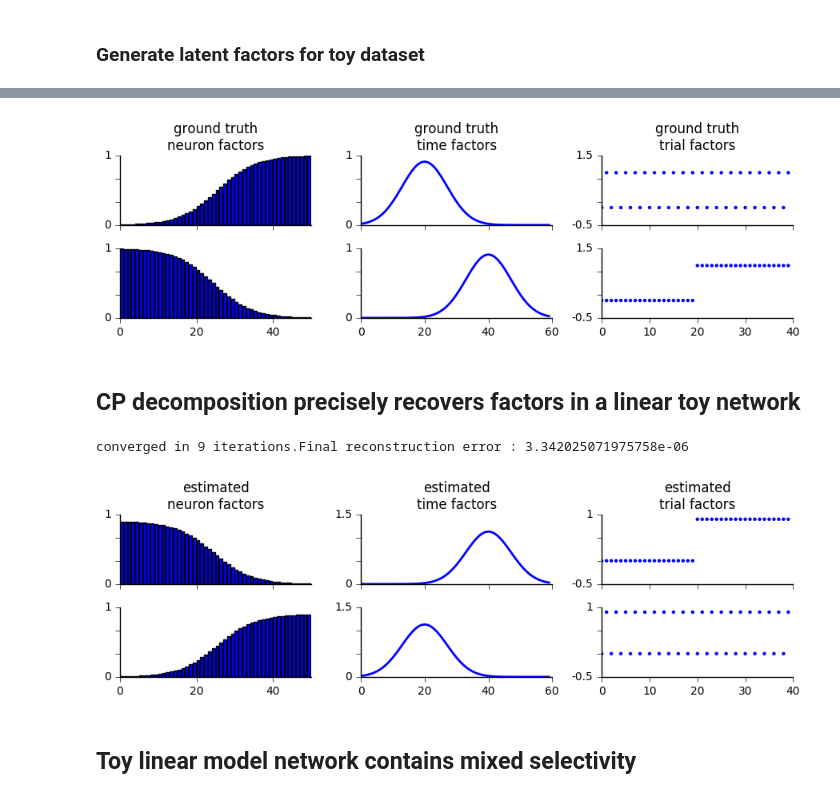
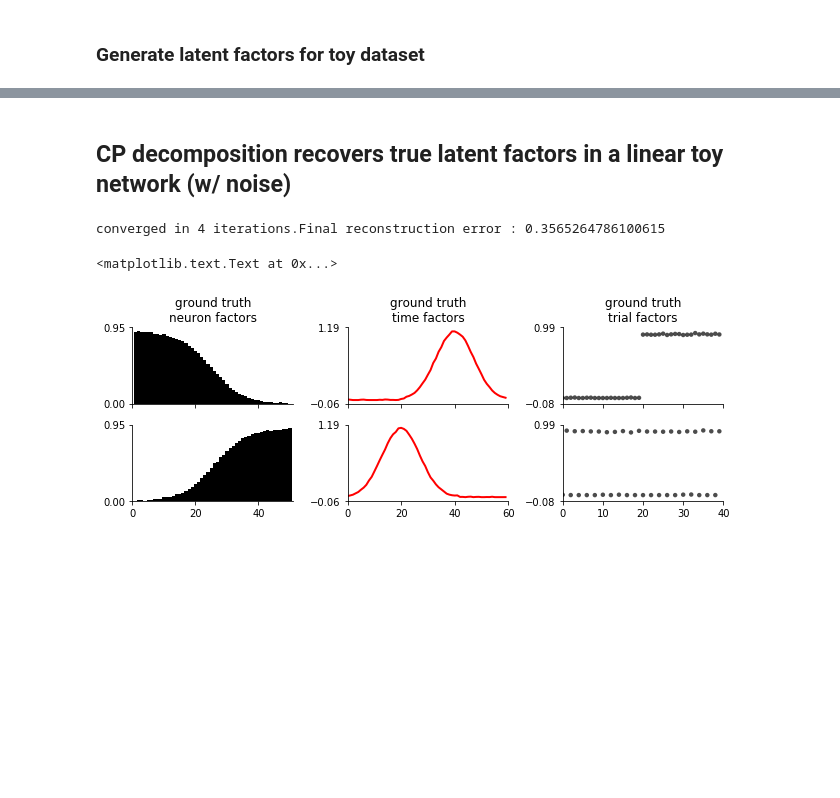
Before and after one commit to neurostatslab/tensortools, a Jupyter notebook: examples/neuro-demo.ipynb, the cells around one changed output, grey strips where cells are left out. Saved outputs shown, nothing was run; the diff lists cells and outputs as text; code cells hidden in the pictures; blank space fills up the shorter version.

```diff
--- a/examples/neuro-demo.ipynb
+++ b/examples/neuro-demo.ipynb
@@ -53,24 +82,27 @@ C = np.array(([k%2 for k in range(K)], [int(k>=K/2) for k in range(K)])).T
+# %% [markdown]
+## CP decomposition recovers true latent factors in a linear toy network (w/ noise)
+# %%
+# generate the toy dataset from latent factors
+data = np.einsum('ir,jr,kr->ijk', A, B, C)
+
+# add some noise
+data += .1 * np.random.randn(N, T, K)
+
+# start from randomized initial factors and optimize the CP decomposition
+model, info = tt.cp_als(data, R, nonneg=True, tol=1e-5)
+estimate = np.einsum('ir,jr,kr->ijk', *model)
+print('Final reconstruction error : {}'.format(info['err_hist'][-1]))
+# %% [output]
+converged in 4 iterations.Final reconstruction error : 0.3565264786100615
 # %%
-tt.plot_factors([A, B, C], plots=['bar', 'line', 'scatter'], figsize=(9,3),
-                titles=['ground truth\nneuron factors', 'ground truth\ntime factors', 'ground truth\ntrial factors']);
+# make plots
+kw = dict(figsize=(9,3), bar_kw=bar_kw, line_kw=line_kw, scatter_kw=scatter_kw)
+fig, axes, pl = tt.plot_factors(model, plots=['bar', 'line', 'scatter'], **kw)
+
+# titles
+axes[0,0].set_title('ground truth\nneuron factors')
+axes[0,1].set_title('ground truth\ntime factors')
+axes[0,2].set_title('ground truth\ntrial factors')
 # %% [output]
+<matplotlib.text.Text at 0x...>
-[figure, old version]
+[figure, new version]
-# %% [markdown]
-## CP decomposition precisely recovers factors in a linear toy network
-# %%
-# generate the toy dataset from latent factors
-data = np.einsum('ir,jr,kr->ijk', A, B, C)
-
-# start from randomized initial factors and optimize the CP decomposition
-model, info = tt.cp_als(data, R, nonneg=True, tol=1e-5)
-print('Final reconstruction error : {}'.format(info['err_hist'][-1]))
-# %% [output]
-converged in 9 iterations.Final reconstruction error : 3.342025071975758e-06
-# %%
-# show that the optimization recovered the correct latent factors
-tt.plot_factors(model, plots=['bar', 'line', 'scatter'], figsize=(9,3),
-                titles=['estimated\nneuron factors', 'estimated\ntime factors', 'estimated\ntrial factors']);
-# %% [output]
-[figure, removed]
-# %% [markdown]
-## Toy linear model network contains mixed selectivity
```
Also changed, not shown: parts of 14 cells of this notebook, 21 other files.
